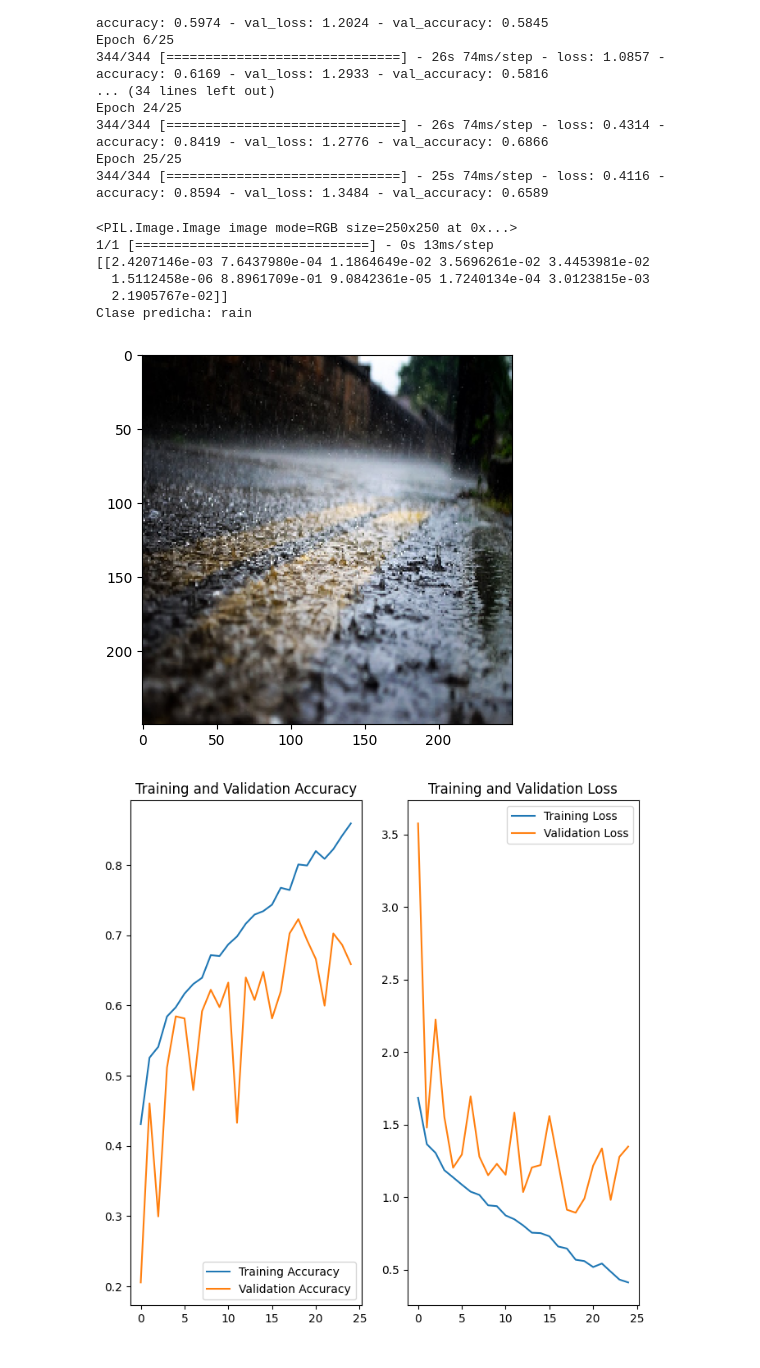
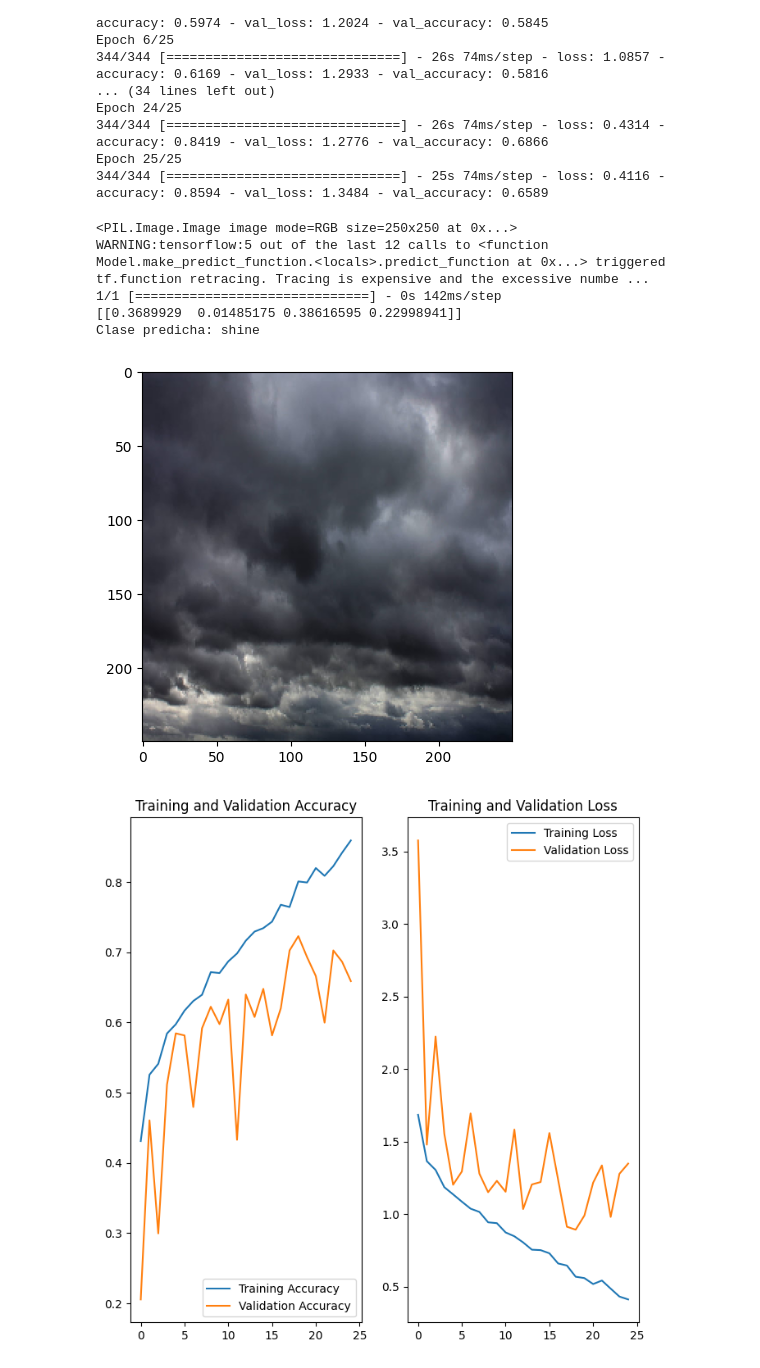
Before and after one commit to Alkaeee/Proyect_ML, a Jupyter notebook: notebooks/deep_learning.ipynb, the cells around one changed output. Cells and saved outputs as stored; diff of their text form; code cells hidden in the pictures.

Commit message:
Revert "add test cnn"
This reverts commit 734be10608bad1148598ee7a07a3453782661dc3.

```diff
--- a/notebooks/deep_learning.ipynb
+++ b/notebooks/deep_learning.ipynb
@@ -296,29 +296,28 @@ from tensorflow.keras.models import load_model
 final_modal = load_model("..\\models\\deep_learning\\keras_models\\save_at_25.keras")
 # %%
 img = keras.utils.load_img(
-    "rain_test.jpg", target_size=image_size
+    "cloudy.jpg", target_size=image_size
 )
 img = img.resize((250,250))
 print(img)
 plt.imshow(img)
 
 img_array = keras.utils.img_to_array(img)
 img_array = tf.expand_dims(img_array, 0)  # Create batch axis
 
 predictions = final_modal.predict(img_array)
 predicted_label = np.argmax(predictions)
 predicted_label_name = class_names[predicted_label]
 print(predictions)
 print("Clase predicha:", predicted_label_name)
 #print(f"This image is {100 * (1 - score):.2f}% rain and {100 * score:.2f}% rest.")
 # %% [output]
 <PIL.Image.Image image mode=RGB size=250x250 at 0x...>
-1/1 [==============================] - 0s 13ms/step
-[[2.4207146e-03 7.6437980e-04 1.1864649e-02 3.5696261e-02 3.4453981e-02
-  1.5112458e-06 8.8961709e-01 9.0842361e-05 1.7240134e-04 3.0123815e-03
-  2.1905767e-02]]
-Clase predicha: rain
+WARNING:tensorflow:5 out of the last 12 calls to <function Model.make_predict_function.<locals>.predict_function at 0x...> triggered tf.function retracing. Tracing is expensive and the excessive numbe ...
+1/1 [==============================] - 0s 142ms/step
+[[0.3689929  0.01485175 0.38616595 0.22998941]]
+Clase predicha: shine
-[figure, old version]
+[figure, new version]
 # %%
 acc = history.history['accuracy']
 val_acc = history.history['val_accuracy']
```
Also changed, not shown: parts of 1 cell of this notebook, 50 other files.
